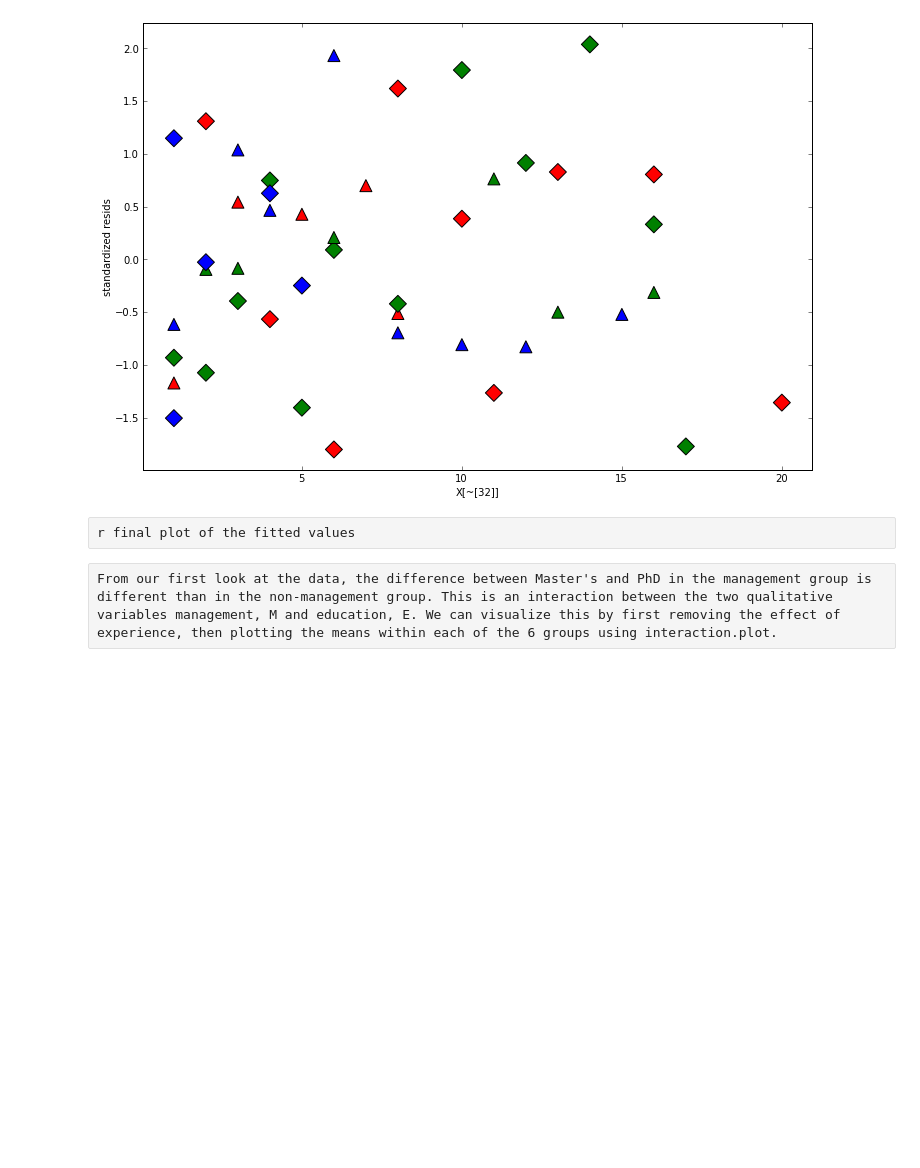
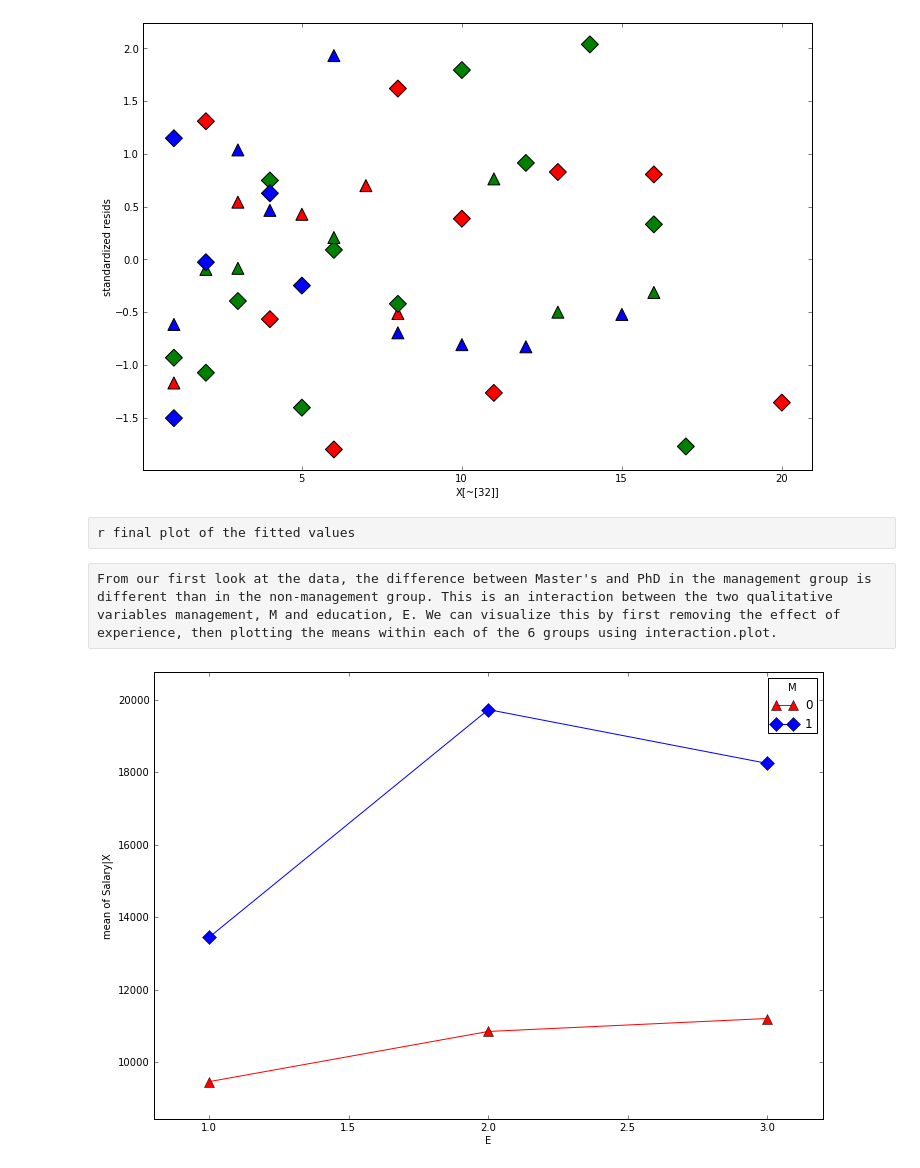
Before and after one commit to twiecki/datascientist_tutorial, a Jupyter notebook: stats_linear_models.ipynb, the cells around one changed output. Saved outputs shown, nothing was run; the diff lists cells and outputs as text; code cells hidden in the pictures; blank space fills up the shorter version.

```diff
--- a/stats_linear_models.ipynb
+++ b/stats_linear_models.ipynb
@@ -389,10 +389,12 @@ ax.axis('tight');
 # %% [raw]
 From our first look at the data, the difference between Master's and PhD in the management group is different than in the non-management group. This is an interaction between the two qualitative variables management, M and education, E. We can visualize this by first removing the effect of experience, then plotting the means within each of the 6 groups using interaction.plot.
 # %%
-U = S - X * interX_lm32.params['X']
+U = S - X * interM_lm32.params['X']
 U.name = 'Salary|X'
 
 fig = plt.figure(figsize=(12,8))
 ax = fig.add_subplot(111)
 ax = interaction_plot(E, M, U, colors=['red','blue'], markers=['^','D'],
         markersize=10, ax=ax)
+# %% [output]
+[figure, added]
```
